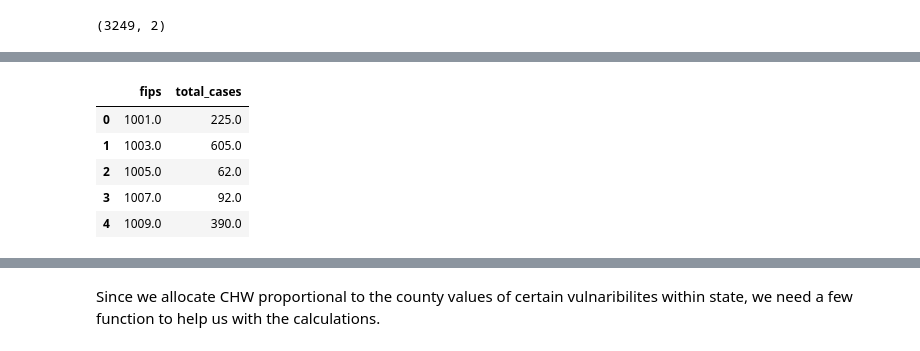
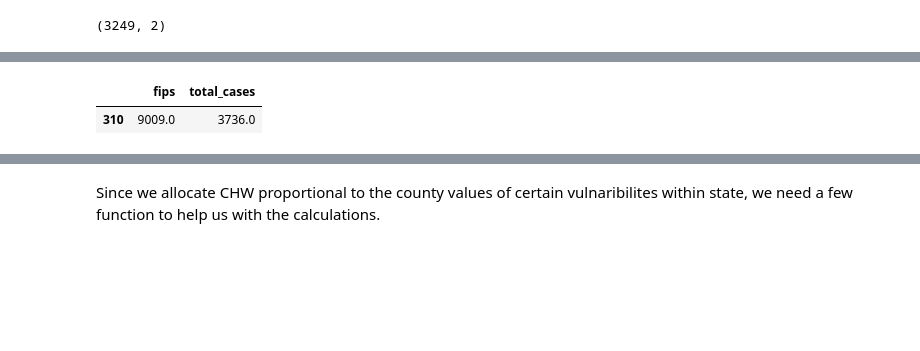
Before and after one commit to CenterForSpatialResearch/newpoliticsofcare_analysis, a Jupyter notebook: Community_Health_Workers_Proportional_Allocation.ipynb, the cells around one changed output, grey strips where cells are left out. Saved outputs shown, nothing was run; the diff lists cells and outputs as text; code cells hidden in the pictures; blank space fills up the shorter version.

```diff
--- a/Community_Health_Workers_Proportional_Allocation.ipynb
+++ b/Community_Health_Workers_Proportional_Allocation.ipynb
@@ -658,12 +680,8 @@ covid_last14 = covid_last15[(covid_last15['dt'] > date_N_days_ago) & (covid_last
 # %%
 ## group by FIPS to get case load and follow up demand values for each county
 covid_last14_stats = covid_last14.groupby(['fips'])['new_cases'].sum().reset_index(name ='total_cases')
 
-covid_last14_stats.head(5)
+covid_last14_stats[covid_last14_stats.fips == 9009].head(5)
 # %% [output]
 |  | fips | total_cases |
-| 0 | 1001.0 | 225.0 |
-| 1 | 1003.0 | 605.0 |
-| 2 | 1005.0 | 62.0 |
-| 3 | 1007.0 | 92.0 |
-| 4 | 1009.0 | 390.0 |
+| 310 | 9009.0 | 3736.0 |
```
Also changed, not shown: parts of 26 cells of this notebook, 4 other files.
